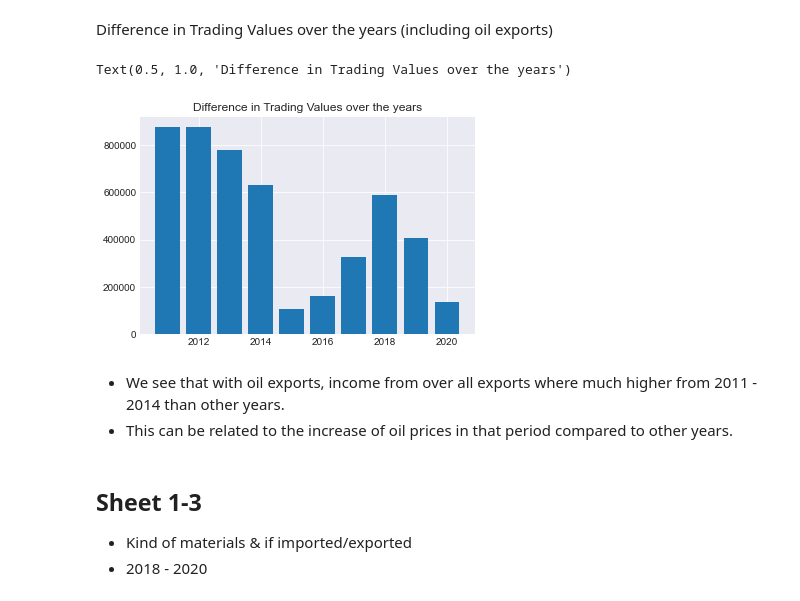
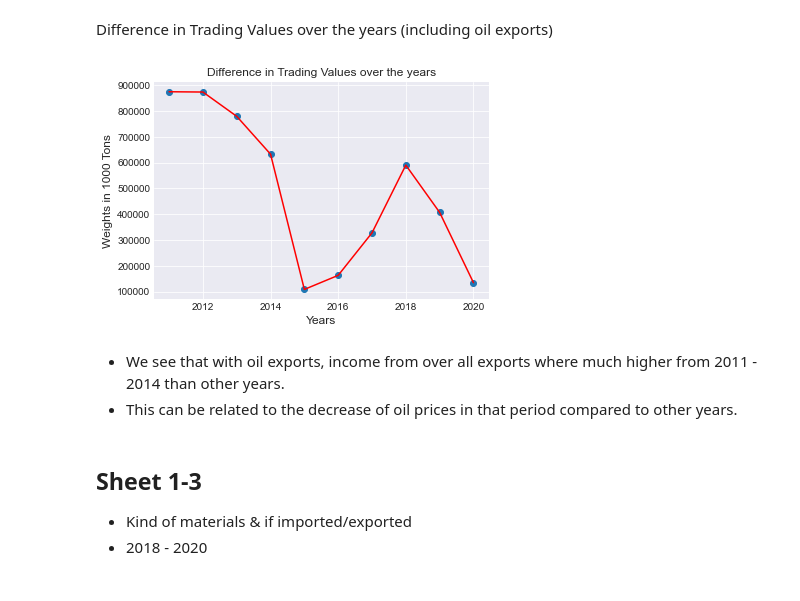
Before and after one commit to Aabusabaeen/Capstone-Project, a Jupyter notebook: 2020_Data_Cleaned.ipynb, the cells around one changed output. Drawn from its saved outputs; the diff is of its cells as text; code cells hidden in the pictures.

```diff
--- a/2020_Data_Cleaned.ipynb
+++ b/2020_Data_Cleaned.ipynb
@@ -61,14 +58,18 @@ This means that exports are much higher from 2016-2019. But this is oil and non-
 # %% [markdown]
 Difference in Trading Values over the years (including oil exports)
 # %%
-plt.bar(Cleaned_Trading20['Year'], Cleaned_Trading20['Difference in Value'])
+plt.style.use('seaborn-darkgrid')
+plt.scatter(Cleaned_Trading20['Year'], Cleaned_Trading20['Difference in Value'])
+plt.plot(Cleaned_Trading20[['Year']], Cleaned_Trading20[['Difference in Value']], c='red')
 plt.title('Difference in Trading Values over the years')
+plt.xlabel('Years', fontsize= 12)
+plt.ylabel('Weights in 1000 Tons', fontsize= 12)
+plt.show()
 # %% [output]
-Text(0.5, 1.0, 'Difference in Trading Values over the years')
-[figure, old version]
+[figure, new version]
 # %% [markdown]
 - We see that with oil exports, income from over all exports where much higher from 2011 - 2014 than other years.
-- This can be related to the increase of oil prices in that period compared to other years.
+- This can be related to the decrease of oil prices in that period compared to other years.
 # %% [markdown]
 ## Sheet 1-3
 - Kind of materials & if imported/exported
```
Also changed, not shown: parts of 29 cells of this notebook, 1 other file.
